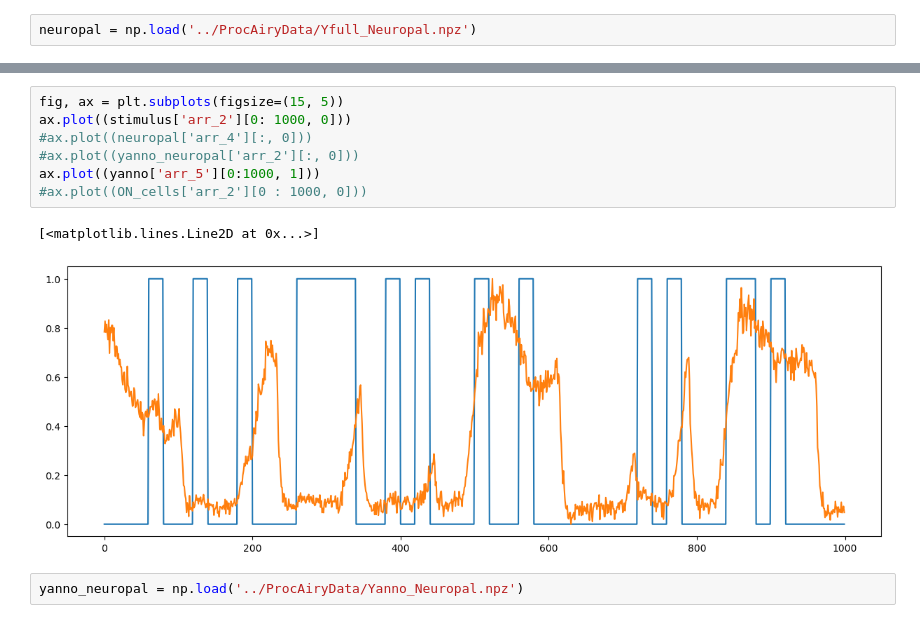
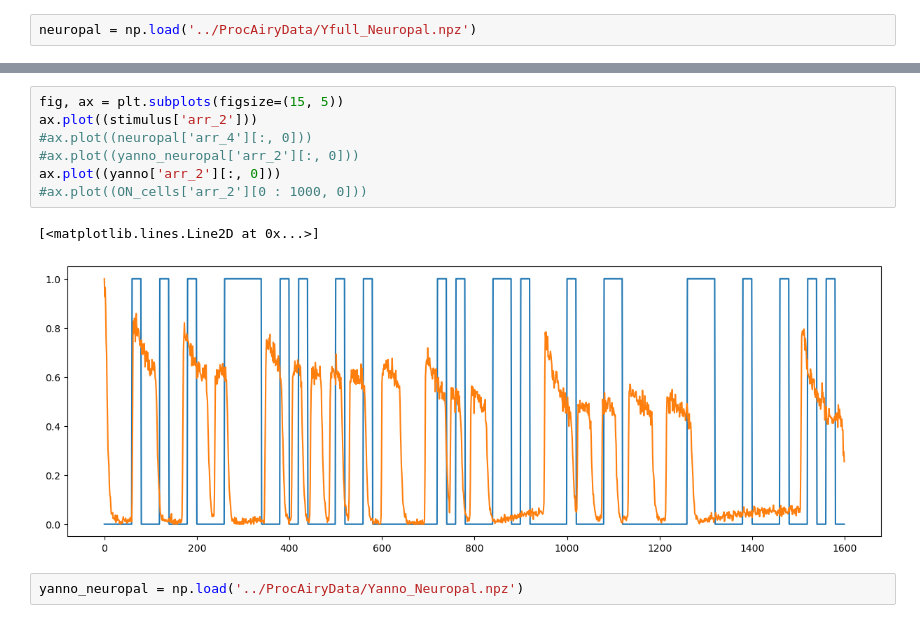
Before and after one commit to iulia-rusu/hyperbolic_sensory_stim, a Jupyter notebook: Clustering/clustering_yanno.ipynb, the cells around one changed output, grey strips where cells are left out. Saved outputs shown, nothing was run; the diff lists cells and outputs as text.

```diff
--- a/Clustering/clustering_yanno.ipynb
+++ b/Clustering/clustering_yanno.ipynb
@@ -29,13 +61,13 @@ stimulus['arr_2'][0: 1000, 0].shape
 # %%
 fig, ax = plt.subplots(figsize=(15, 5))
-ax.plot((stimulus['arr_2'][0: 1000, 0]))
+ax.plot((stimulus['arr_2']))
 #ax.plot((neuropal['arr_4'][:, 0]))
 #ax.plot((yanno_neuropal['arr_2'][:, 0]))
-ax.plot((yanno['arr_5'][0:1000, 1]))
+ax.plot((yanno['arr_2'][:, 0]))
 #ax.plot((ON_cells['arr_2'][0 : 1000, 0]))
 # %% [output]
 [<matplotlib.lines.Line2D at 0x...>]
-[figure, old version]
+[figure, new version]
 # %%
 yanno_neuropal = np.load('../ProcAiryData/Yanno_Neuropal.npz')
 # %%
```
Also changed, not shown: parts of 10 cells of this notebook, 47 other files.
